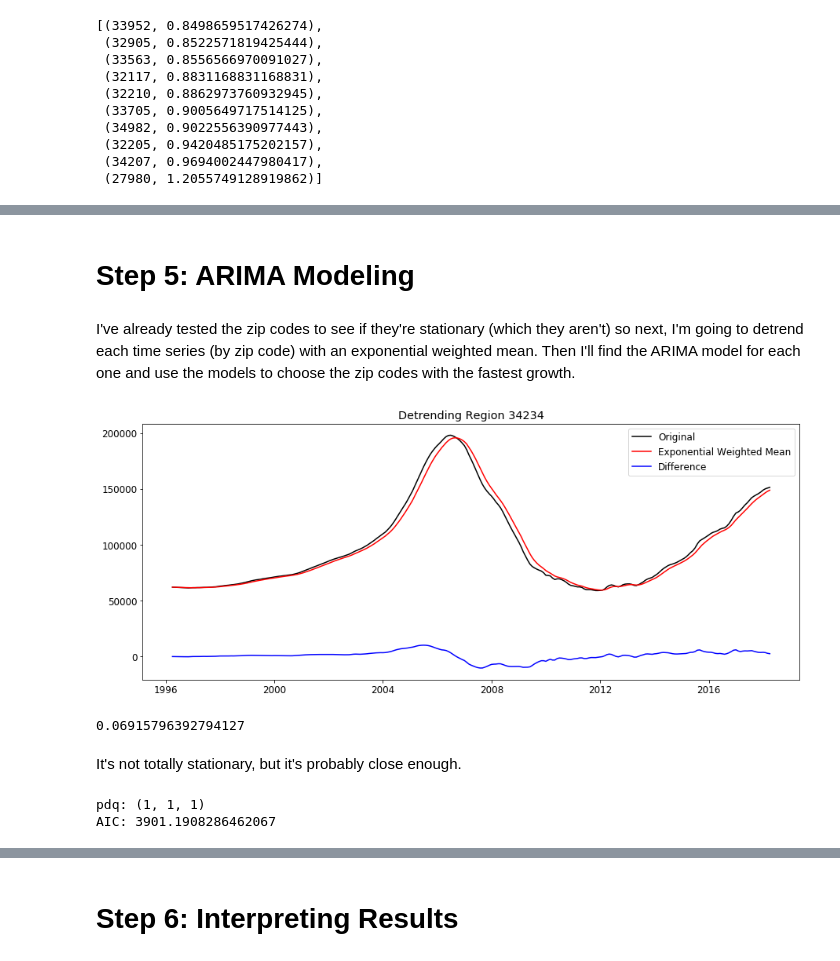
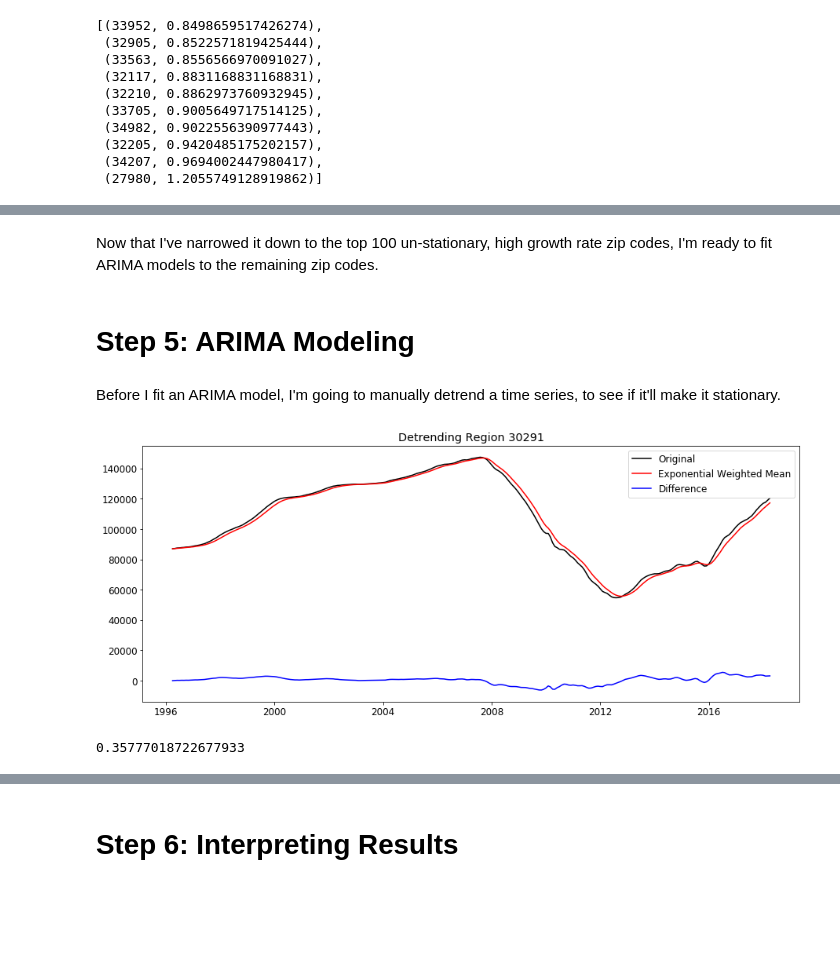
Before and after one commit to alvacat/dsc-mod-4-project-online-ds-pt-071519, a Jupyter notebook: mod_4_starter_notebook.ipynb, the cells around one changed output, grey strips where cells are left out. Drawn from its saved outputs; the diff is of its cells as text; code cells hidden in the pictures; blank space fills up the shorter version.

```diff
--- a/mod_4_starter_notebook.ipynb
+++ b/mod_4_starter_notebook.ipynb
@@ -238,10 +268,0 @@ It also appears that the property values in zip codes with lower medians were no
-# %%
-#same shapes:
-#0,3,6,7,9
-#1
-#2
-#4
-for i in [0,1,2,4,8]:
-    df.iloc[i][7:].plot(label=i)
-plt.legend()
-plt.show();
@@ -320,7 +333,0 @@ mesquite.head()
-# %%
-x=mesquite.time[2:]
-y=mesquite.value[2:]
-plt.plot(x,y)
-plt.title('Median Property Value in Mesquite, NV')
-plt.xlabel('Year')
-plt.ylabel('Property Value');
@@ -455,48 +435,25 @@ len(keepers2)
 # %%
 #melted dataframe with only my top 100 non-stationary, high growth rate zip codes
 smallest_df=melted_df2.loc[melted_df2['RegionName'].isin(keepers2)]
+# %% [markdown]
+Now that I've narrowed it down to the top 100 un-stationary, high growth rate zip codes, I'm ready to fit ARIMA models to the remaining zip codes.
 # %% [markdown]
 # Step 5: ARIMA Modeling
-# %% [markdown]
-I've already tested the zip codes to see if they're stationary (which they aren't) so next, I'm going to detrend each time series (by zip code) with an exponential weighted mean.  Then I'll find the ARIMA model for each one and use the models to choose the zip codes with the fastest growth.
+# %% [markdown]
+Before I fit an ARIMA model, I'm going to manually detrend a time series, to see if it'll make it stationary.
 # %%
-exp_rolmean=test_region1.ewm(halflife=2).mean()
+test_region3=make_ts(keepers2[0])
+exp_rolmean=test_region3.ewm(halflife=2).mean() #using an exponentially weighted mean to detrend a time series
 fig=plt.figure(figsize=(15,6))
-orginal=plt.plot(test_region1,color='black',label='Original')
+orginal=plt.plot(test_region3,color='black',label='Original')
 mean=plt.plot(exp_rolmean,color='red',label='Exponential Weighted Mean')
-minus=plt.plot(test_region1-exp_rolmean,color='blue',label="Difference")
+minus=plt.plot(test_region3-exp_rolmean,color='blue',label="Difference")
 plt.legend()
-plt.title(f"Detrending Region {keepers[0]}")
+plt.title(f"Detrending Region {keepers2[0]}")
 plt.show()
 # %% [output]
-[figure, old version]
+[figure, new version]
 # %%
-stationarity_check(test_region1-exp_rolmean)
+stationarity_check(test_region3-exp_rolmean)
 # %% [output]
-0.06915796392794127
+0.35777018722677933
-# %% [markdown]
-It's not totally stationary, but it's probably close enough.
-# %%
-diff_test1=test_region1-exp_rolmean
-p=d=q=range(0,2)
-pdq=list(itertools.product(p,d,q))
-results=[]
-for i in pdq:
-    try:
-        model=sm.tsa.statespace.SARIMAX(test_region1['value'],order=i,enforce_stationarity=False,enforce_invertibility=False)
-        output=model.fit()
-        results.append((i,output.aic))
-    except:
-        continue
-minAIC=results[0][1]
-for i in results:
-    if i[1]>=minAIC:
-        continue
-    else:
-        minAIC=i[1]
-        pdq=i[0]
-print(f"pdq: {pdq}")
-print(f"AIC: {minAIC}")
-# %% [output]
-pdq: (1, 1, 1)
-AIC: 3901.1908286462067
```
Also changed, not shown: parts of 51 cells of this notebook, 1 other file.
